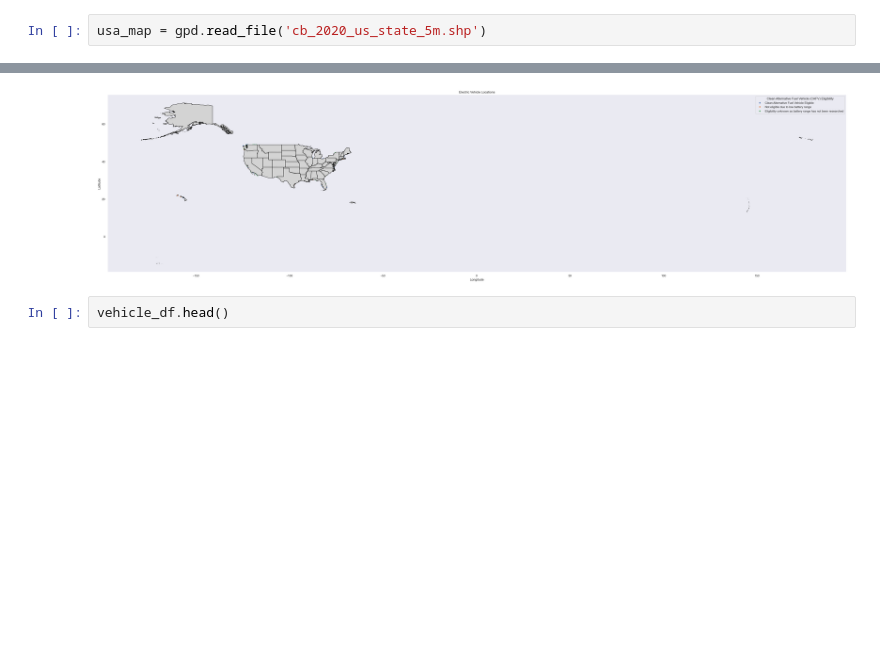
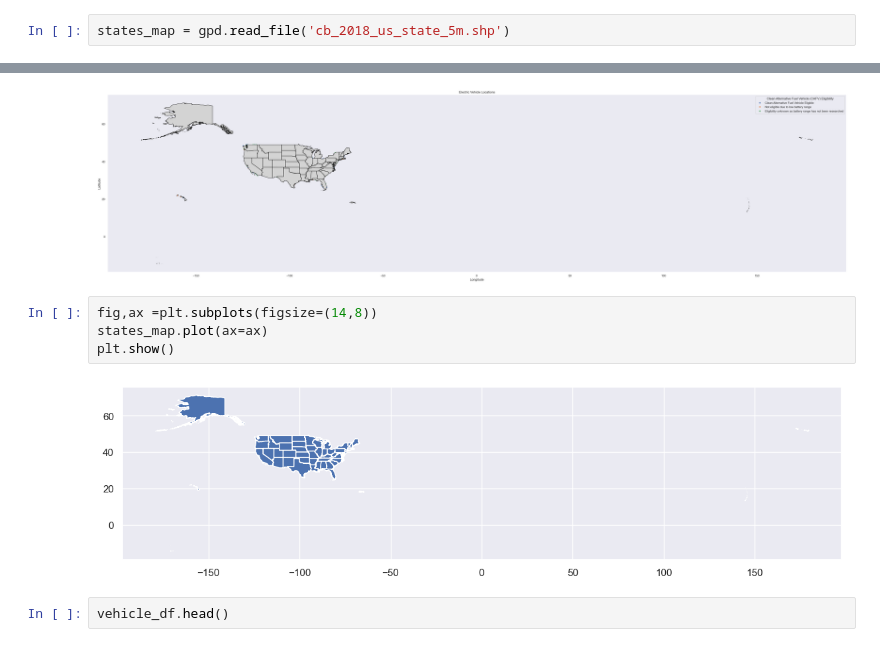
Before and after one commit to SianRods/Data-Science-ML, a Jupyter notebook: Practice Projects/DA-Electric_Vehicle.ipynb, the cells around one changed output, grey strips where cells are left out. Drawn from its saved outputs; the diff is of its cells as text; blank space fills up the shorter version.

```diff
--- a/Practice Projects/DA-Electric_Vehicle.ipynb
+++ b/Practice Projects/DA-Electric_Vehicle.ipynb
@@ -18,5 +24,5 @@ vehicle_df=pd.read_csv('Electric_Vehicle_Population_Data.csv')
 # %%
-usa_map = gpd.read_file('cb_2020_us_state_5m.shp')
+states_map = gpd.read_file('cb_2018_us_state_5m.shp')
 # %% [markdown]
 ### Step 1 is understanding all the data , Finding Missing Values and drawing inferences
 # %%
@@ -413,6 +419,12 @@ plt.show
 # %% [output]
 <function matplotlib.pyplot.show(close=None, block=None)>
 [figure]
+# %%
+fig,ax =plt.subplots(figsize=(14,8))
+states_map.plot(ax=ax)
+plt.show()
+# %% [output]
+[figure, added]
 # %%
 vehicle_df.head()
 # %% [output]
```
Also changed, not shown: parts of 6 cells of this notebook, 4 other files.
